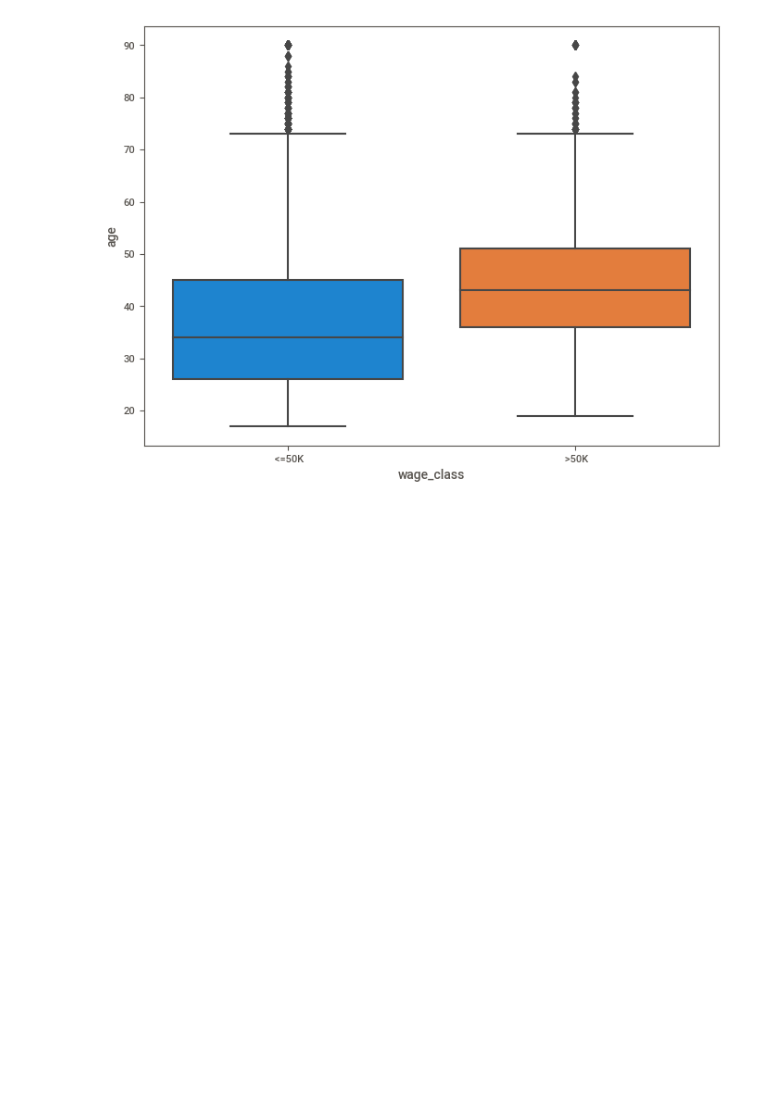
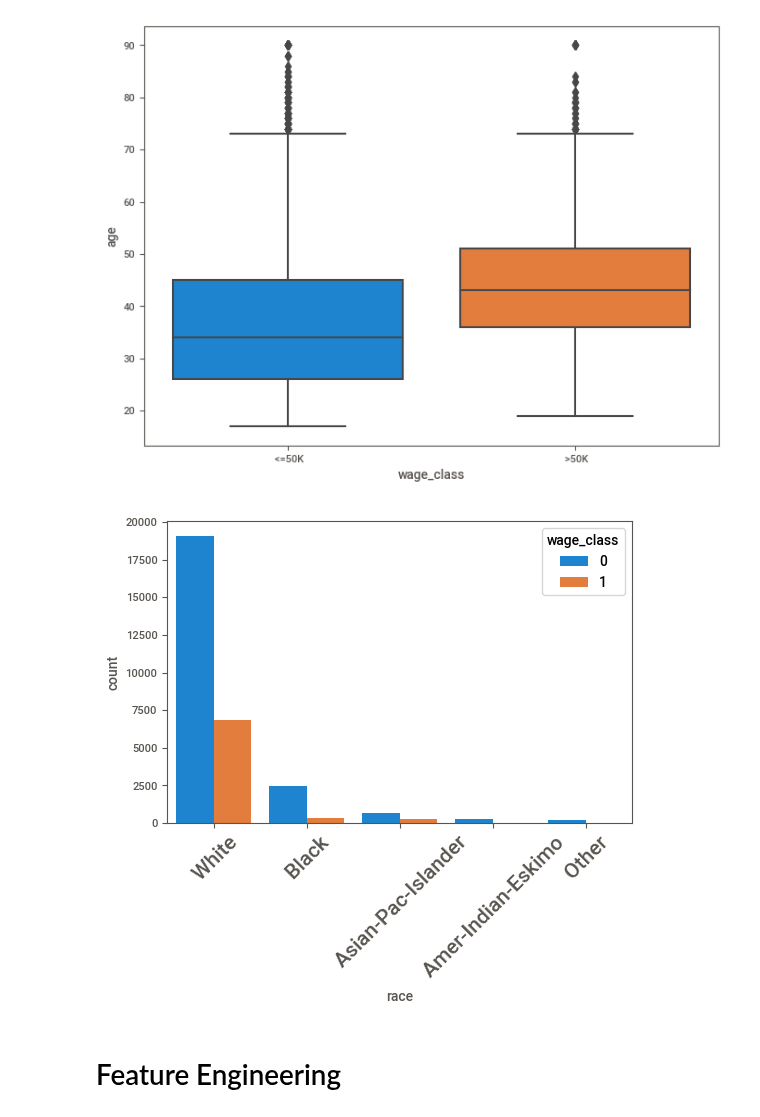
Before and after one commit to RancyChepchirchir/Assignments, a Jupyter notebook: 21.XGBoost_Assignment.ipynb, the cells around one changed output. Saved outputs shown, nothing was run; the diff lists cells and outputs as text; code cells hidden in the pictures; blank space fills up the shorter version.

Commit message:
FeatureEngineering

```diff
--- a/21.XGBoost_Assignment.ipynb
+++ b/21.XGBoost_Assignment.ipynb
@@ -141,5 +154,5 @@ Index(['age', 'workclass', 'fnlwgt', 'education', 'education_num',
 # %% [markdown]
 # Tidying up the wage column
 # %%
-train_df['wage_class'] = train_df['wage_class'].replace({" <=50K.": "<=50k" , " >50K.":">50K"})
+# train_df['wage_class'] = train_df['wage_class'].replace({" <=50K.": "<=50k" , " >50K.":">50K"})
 # %%
@@ -314,0 +362,8 @@ plt.show()
+# %%
+s = sns.countplot("race" , data= train_df , hue = 'wage_class')
+s.set_xticklabels(s.get_xticklabels(), rotation = 45 , fontsize = 15)
+plt.show()
+# %% [output]
+[figure, added]
+# %% [markdown]
+# Feature Engineering
```
Also changed, not shown: parts of 27 cells of this notebook, 1 other file.
